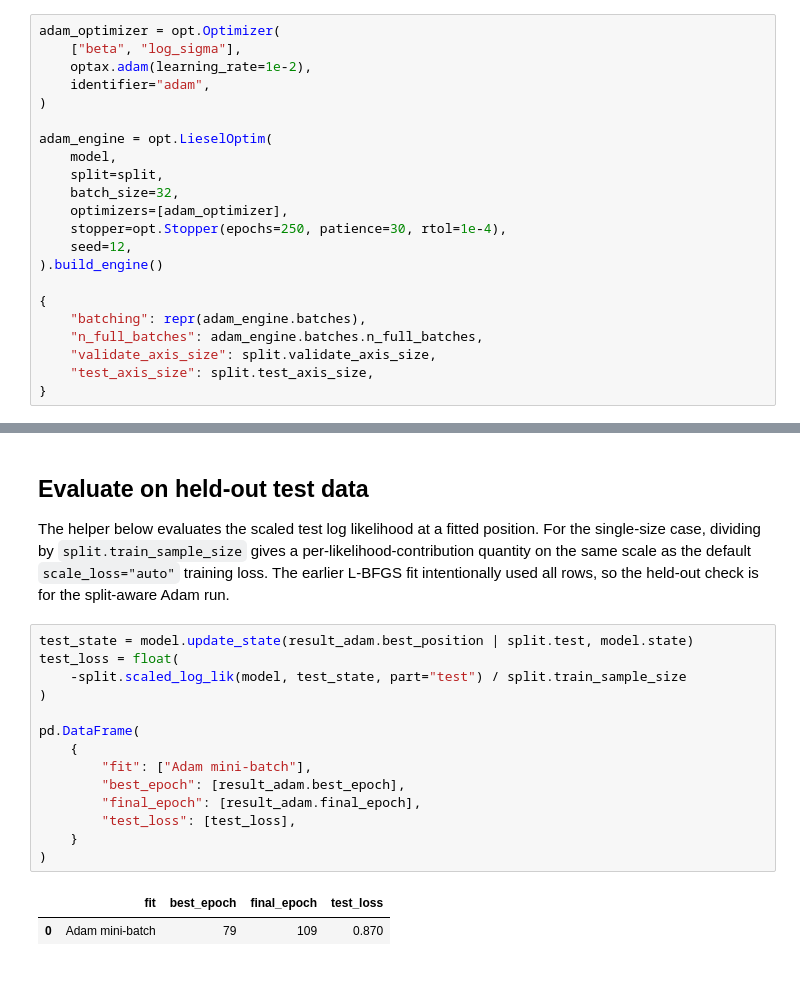
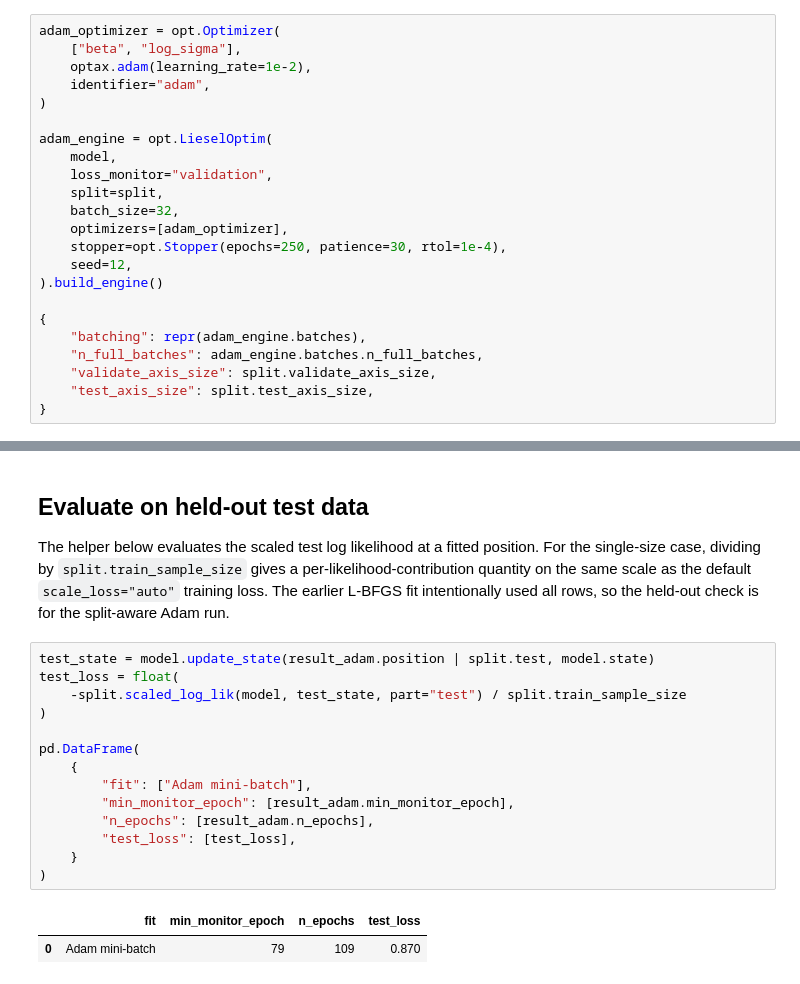
Before and after one commit to liesel-devs/liesel, a Jupyter notebook: docs/source/tutorials/notebooks/09-liesel-optim-basic.ipynb, the cells around one changed output, grey strips where cells are left out. Drawn from its saved outputs; the diff is of its cells as text.

```diff
--- a/docs/source/tutorials/notebooks/09-liesel-optim-basic.ipynb
+++ b/docs/source/tutorials/notebooks/09-liesel-optim-basic.ipynb
@@ -145,6 +159,7 @@ adam_optimizer = opt.Optimizer(
 
 adam_engine = opt.LieselOptim(
     model,
+    loss_monitor="validation",
     split=split,
     batch_size=32,
     optimizers=[adam_optimizer],
@@ -201,21 +219,21 @@ result_adam.plot_params(
 
 The helper below evaluates the scaled test log likelihood at a fitted position. For the single-size case, dividing by `split.train_sample_size` gives a per-likelihood-contribution quantity on the same scale as the default `scale_loss="auto"` training loss. The earlier L-BFGS fit intentionally used all rows, so the held-out check is for the split-aware Adam run.
 # %%
-test_state = model.update_state(result_adam.best_position | split.test, model.state)
+test_state = model.update_state(result_adam.position | split.test, model.state)
 test_loss = float(
     -split.scaled_log_lik(model, test_state, part="test") / split.train_sample_size
 )
 
 pd.DataFrame(
     {
         "fit": ["Adam mini-batch"],
-        "best_epoch": [result_adam.best_epoch],
-        "final_epoch": [result_adam.final_epoch],
+        "min_monitor_epoch": [result_adam.min_monitor_epoch],
+        "n_epochs": [result_adam.n_epochs],
         "test_loss": [test_loss],
     }
 )
 # %% [output]
-|  | fit | best_epoch | final_epoch | test_loss |
+|  | fit | min_monitor_epoch | n_epochs | test_loss |
 | 0 | Adam mini-batch | 79 | 109 | 0.870 |
 # %%
 x_grid = np.linspace(x.min(), x.max(), 100, dtype="float32")
```
Also changed, not shown: parts of 6 cells of this notebook, 1 other file.
